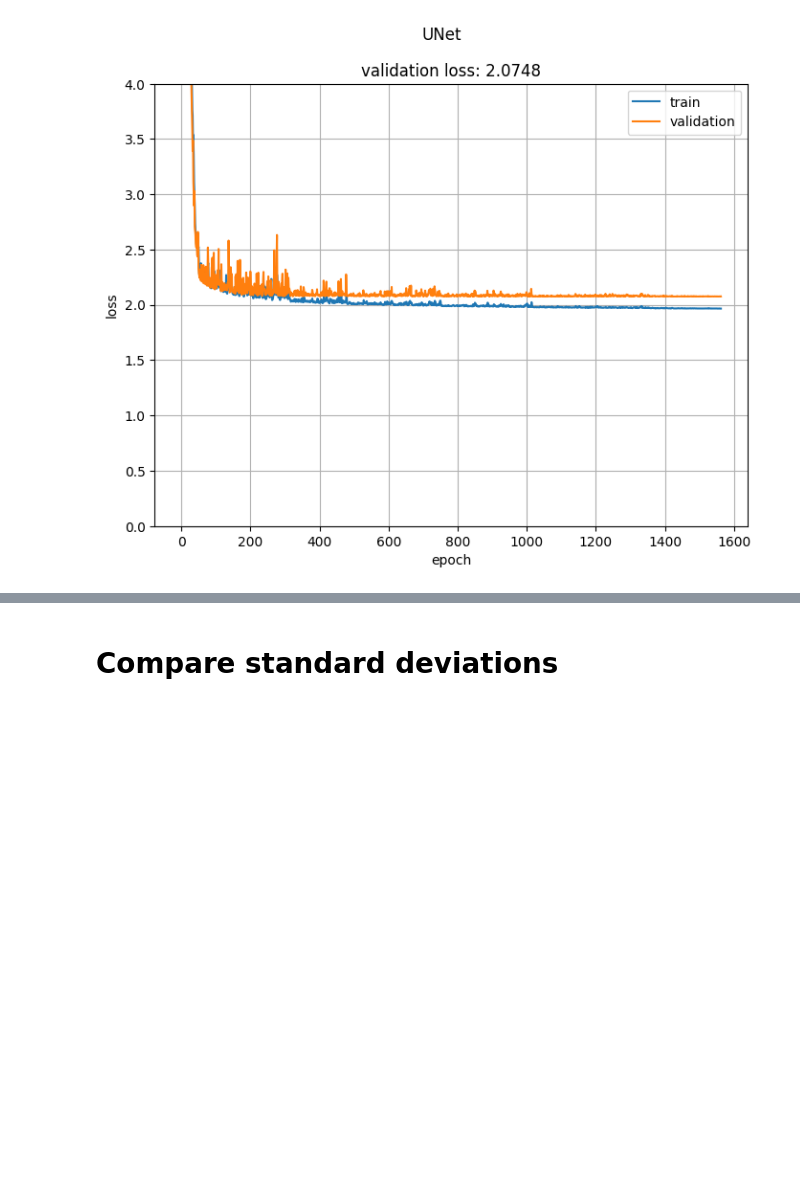
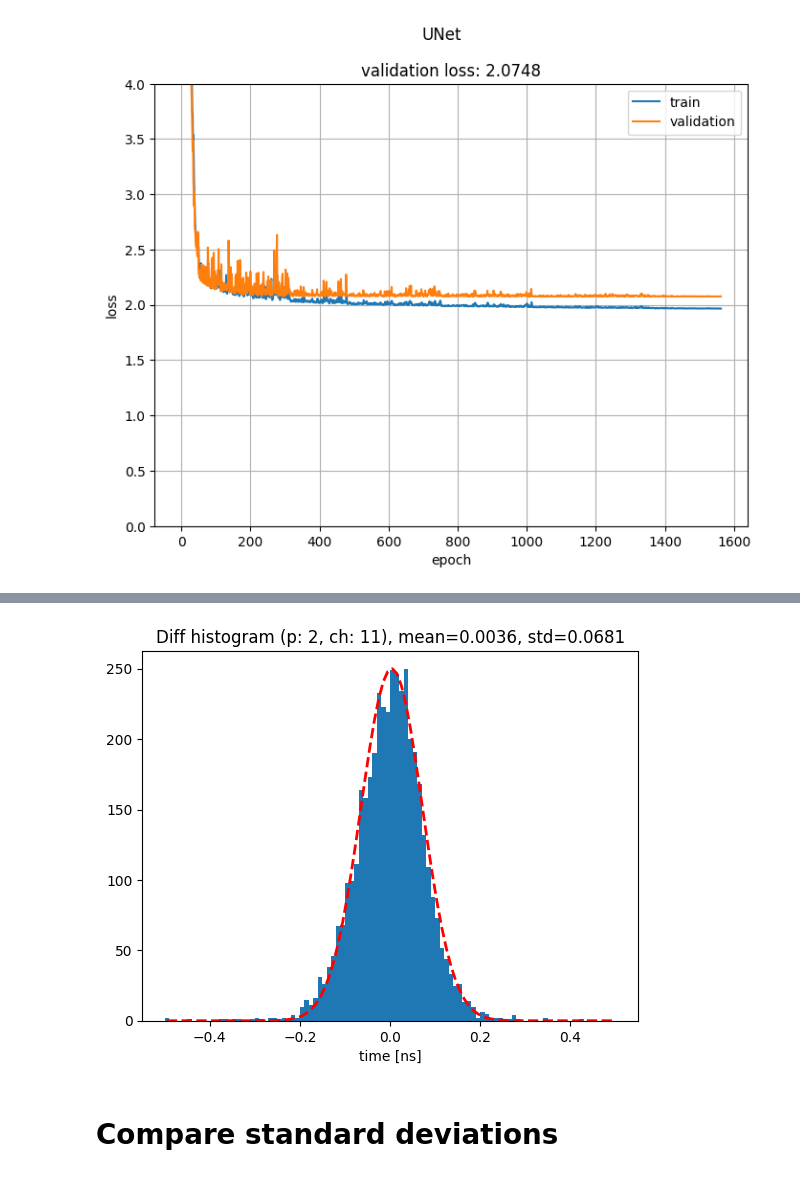
Before and after one commit to MatiXOfficial/pps-timing-ml, a Jupyter notebook: notebooks/neural_networks/basic_tests.ipynb, the cells around one changed output, grey strips where cells are left out. Saved outputs shown, nothing was run; the diff lists cells and outputs as text; code cells hidden in the pictures; blank space fills up the shorter version.

```diff
--- a/notebooks/neural_networks/basic_tests.ipynb
+++ b/notebooks/neural_networks/basic_tests.ipynb
@@ -294,0 +317,4 @@ std_5 = plot_difference_hist(y_val, y_pred, PLANE, CHANNEL)
+# %%
+y_pred = model.predict(X_val)[:, 0]
+std_6 = plot_difference_hist(y_val, y_pred, PLANE, CHANNEL)
+# %% [output]
@@ -295,3 +338,4 @@ std_5 = plot_difference_hist(y_val, y_pred, PLANE, CHANNEL)
+[figure, added]
 # %% [markdown]
 # Compare standard deviations
 # %%
```
Also changed, not shown: parts of 10 cells of this notebook, 5 other files.
